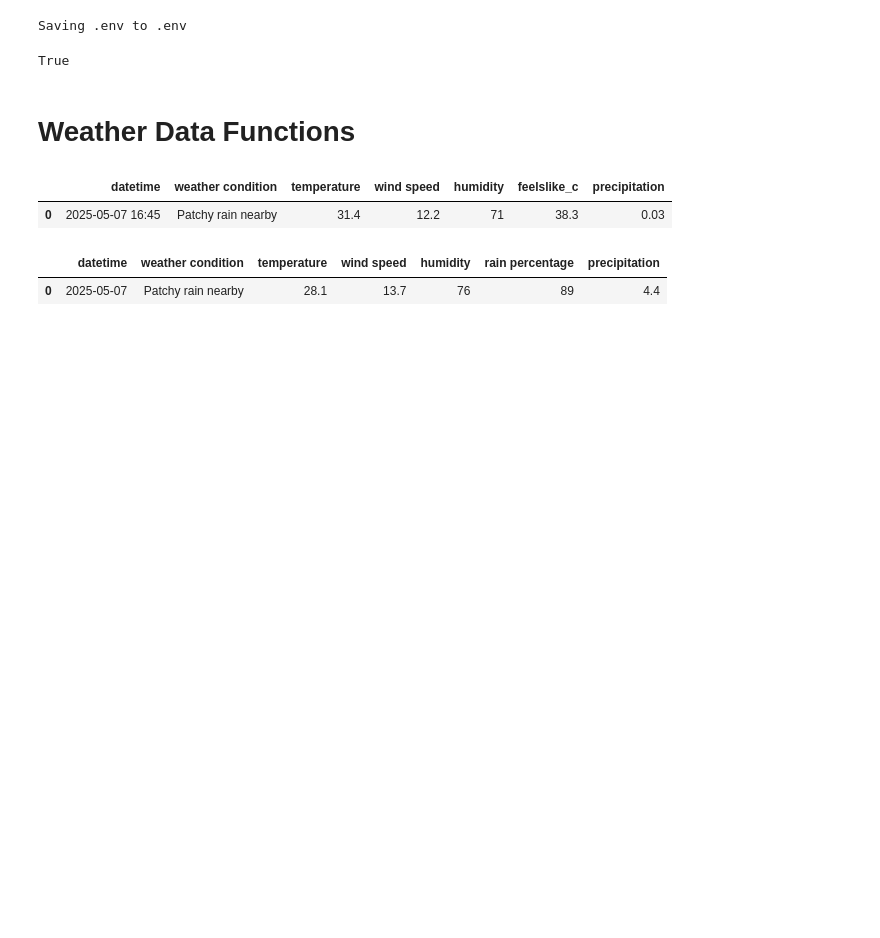
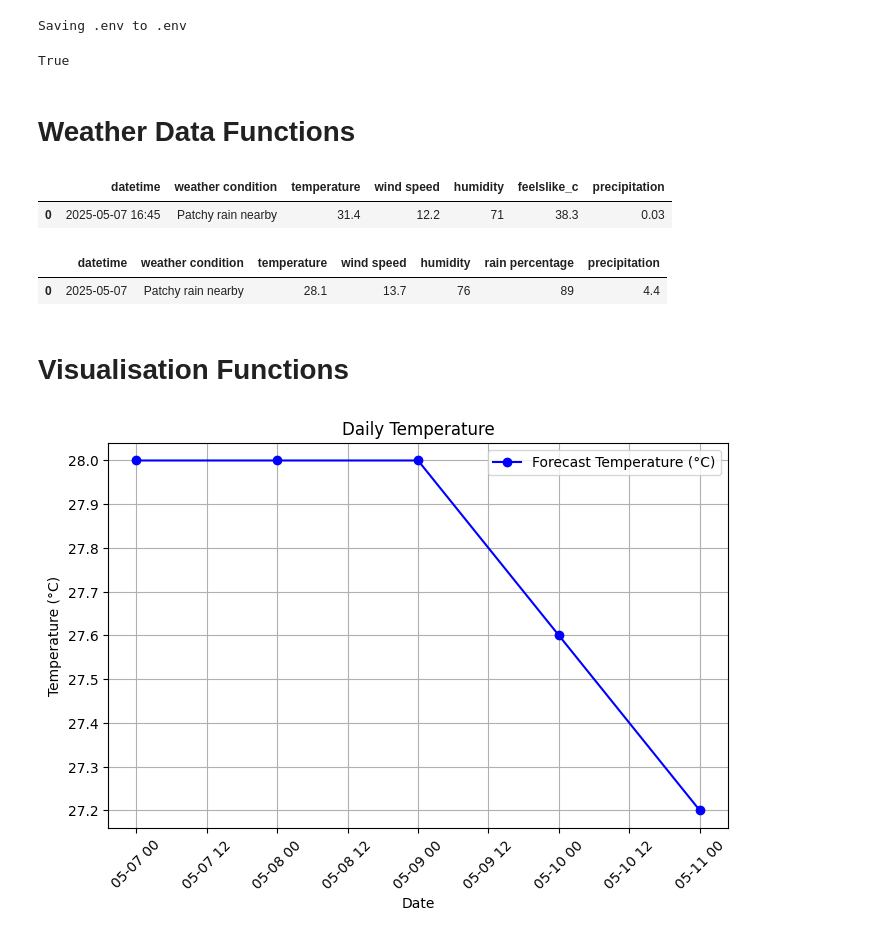
Before and after one commit to ZeXuan0512/Weather-Advisor, a Jupyter notebook: Weather_Advisor.ipynb, the cells around one changed output. Saved outputs shown, nothing was run; the diff lists cells and outputs as text; code cells hidden in the pictures; blank space fills up the shorter version.

Commit message:
Create line graph for temperature visualisation

```diff
--- a/Weather_Advisor.ipynb
+++ b/Weather_Advisor.ipynb
@@ -120,7 +122,7 @@ def get_weather_data(location, forecast_days=5):
         logging.error(f"Network error: {str(e)}")
         return {"error": f"Network error: {str(e)}"}
 # %%
-test_data = get_weather_data("Penang", forecast_days=1)
+test_data = get_weather_data("Penang", forecast_days=5)
 current_df = pd.DataFrame(test_data["current"])
 forecast_df = pd.DataFrame(test_data["forecast"])
 # %%
@@ -133,3 +135,42 @@ forecast_df
 # %% [output]
 |  | datetime | weather condition | temperature | wind speed | humidity | rain percentage | precipitation |
 | 0 | 2025-05-07 | Patchy rain nearby | 28.1 | 13.7 | 76 | 89 | 4.4 |
+# %% [markdown]
+# Visualisation Functions
+# %%
+def create_temperature_visualisation(weather_data, output_type='display'):
+    # Step 1: Extract forecast dates and temperatures efficiently
+    try:
+        dates = [datetime.strptime(item['datetime'], "%Y-%m-%d") for item in weather_data["forecast"]]
+        temperatures = [item['temperature'] for item in weather_data["forecast"]]
+
+        # Step 2: Create the line graph
+        fig, ax = plt.subplots(figsize=(8, 5))
+        ax.plot(dates, temperatures, marker='o', linestyle='-', color='blue', label='Forecast Temperature (°C)')
+
+        # Step 3: Set graph title and labels
+        ax.set_title("Daily Temperature")
+        ax.set_xlabel("Date")
+        ax.set_ylabel("Temperature (°C)")
+        ax.legend()
+        ax.grid(True)
+
+        # Step 4: Rotate x-ticks for better readability
+        plt.xticks(rotation=45)
+
+        # Step 5: Output the visualisation
+        if output_type == 'figure':
+            plt.close(fig)
+            return fig
+        else:
+            plt.show()
+            plt.close(fig)
+
+    except KeyError as e:
+        print(f"Missing key in weather data: {e}")
+    except Exception as e:
+        print(f"Error while generating the graph: {e}")
+# %%
+create_temperature_visualisation(test_data, output_type='display')
+# %% [output]
+[figure, added]
```
Also changed, not shown: parts of 1 cell of this notebook.
